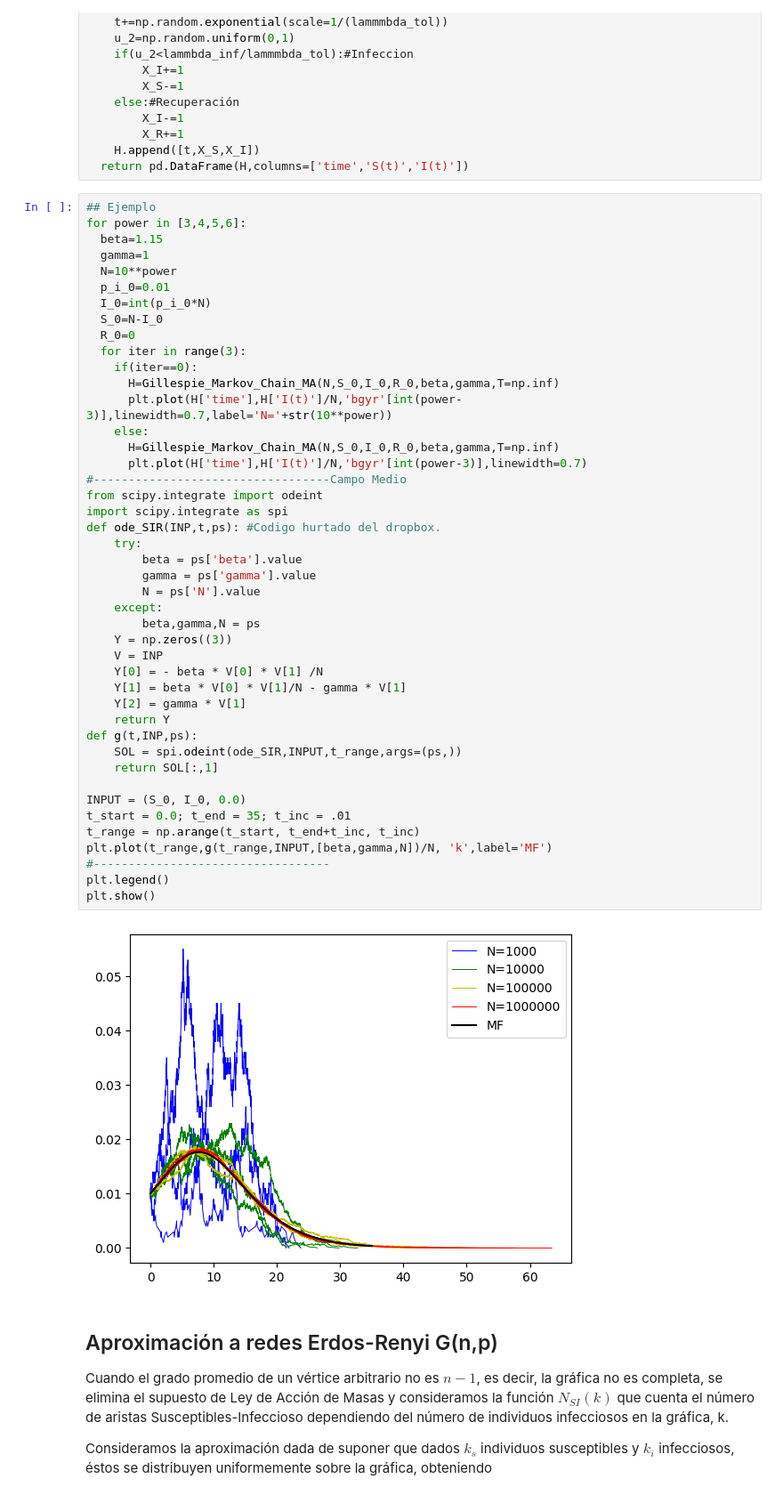
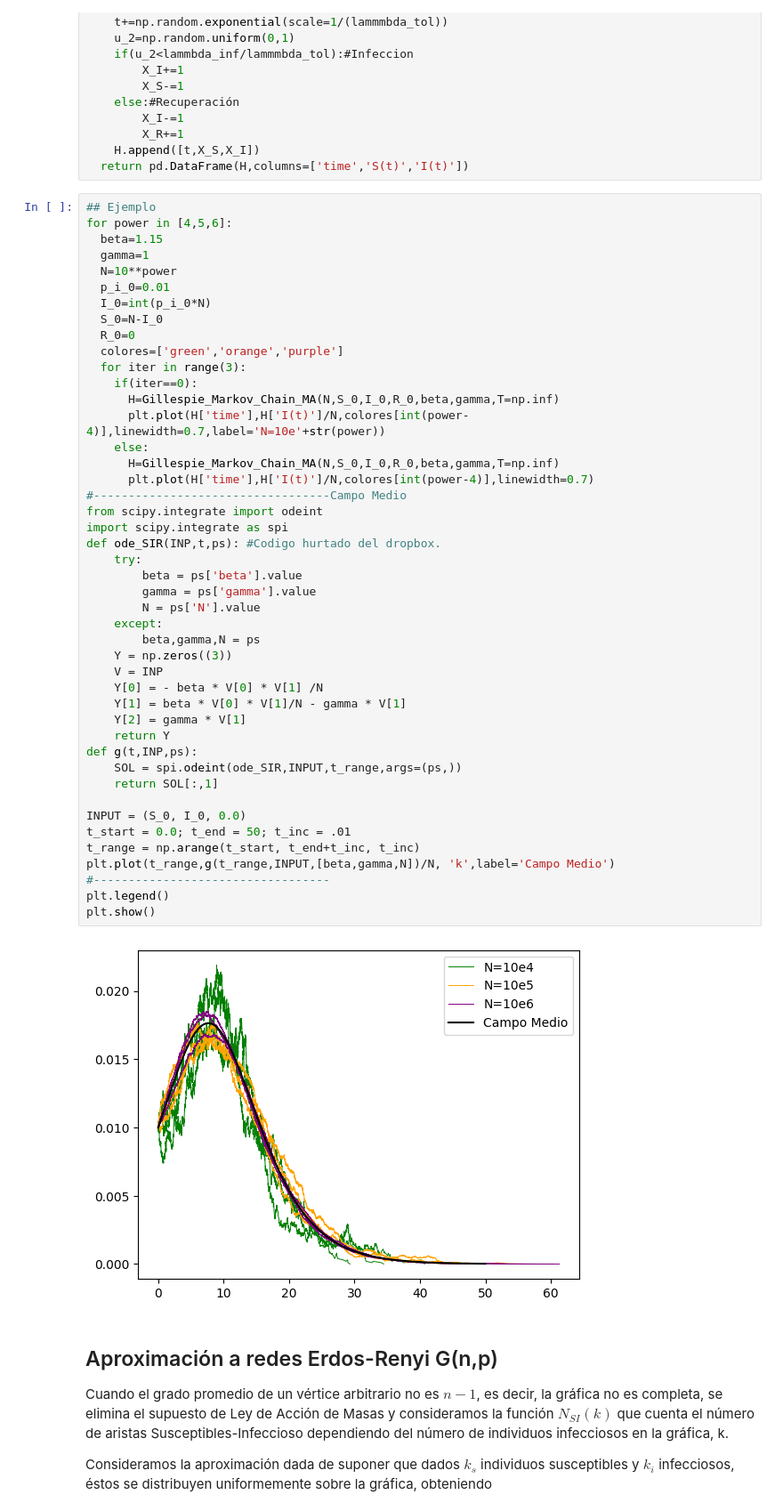
Before and after one commit to JairEsc/Mat_Apl_2, a Jupyter notebook: Gillespie_redes_markoviano.ipynb, the cells around one changed output. Shown at 89% size. Saved outputs shown, nothing was run; the diff lists cells and outputs as text.

```diff
--- a/Gillespie_redes_markoviano.ipynb
+++ b/Gillespie_redes_markoviano.ipynb
@@ -35,7 +35,7 @@ def Gillespie_Markov_Chain_MA(N,S_0,I_0,R_0,beta,gamma,T=np.inf):
   return pd.DataFrame(H,columns=['time','S(t)','I(t)'])
 # %%
 ## Ejemplo
-for power in [3,4,5,6]:
+for power in [4,5,6]:
   beta=1.15
   gamma=1
   N=10**power
@@ -43,42 +43,43 @@ for power in [3,4,5,6]:
   I_0=int(p_i_0*N)
   S_0=N-I_0
   R_0=0
+  colores=['green','orange','purple']
   for iter in range(3):
     if(iter==0):
       H=Gillespie_Markov_Chain_MA(N,S_0,I_0,R_0,beta,gamma,T=np.inf)
-      plt.plot(H['time'],H['I(t)']/N,'bgyr'[int(power-3)],linewidth=0.7,label='N='+str(10**power))
+      plt.plot(H['time'],H['I(t)']/N,colores[int(power-4)],linewidth=0.7,label='N=10e'+str(power))
     else:
       H=Gillespie_Markov_Chain_MA(N,S_0,I_0,R_0,beta,gamma,T=np.inf)
-      plt.plot(H['time'],H['I(t)']/N,'bgyr'[int(power-3)],linewidth=0.7)
+      plt.plot(H['time'],H['I(t)']/N,colores[int(power-4)],linewidth=0.7)
 #----------------------------------Campo Medio
 from scipy.integrate import odeint
 import scipy.integrate as spi
 def ode_SIR(INP,t,ps): #Codigo hurtado del dropbox.
     try:
         beta = ps['beta'].value
         gamma = ps['gamma'].value
         N = ps['N'].value
     except:
         beta,gamma,N = ps
     Y = np.zeros((3))
     V = INP
     Y[0] = - beta * V[0] * V[1] /N
     Y[1] = beta * V[0] * V[1]/N - gamma * V[1]
     Y[2] = gamma * V[1]
     return Y
 def g(t,INP,ps):
     SOL = spi.odeint(ode_SIR,INPUT,t_range,args=(ps,))
     return SOL[:,1]
 
 INPUT = (S_0, I_0, 0.0)
-t_start = 0.0; t_end = 35; t_inc = .01
+t_start = 0.0; t_end = 50; t_inc = .01
 t_range = np.arange(t_start, t_end+t_inc, t_inc)
-plt.plot(t_range,g(t_range,INPUT,[beta,gamma,N])/N, 'k',label='MF')
+plt.plot(t_range,g(t_range,INPUT,[beta,gamma,N])/N, 'k',label='Campo Medio')
 #----------------------------------
 plt.legend()
 plt.show()
 # %% [output]
-[figure, old version]
+[figure, new version]
 # %% [markdown]
 ## Aproximación a redes Erdos-Renyi G(n,p)
 
```
Also changed, not shown: parts of 1 cell of this notebook.
